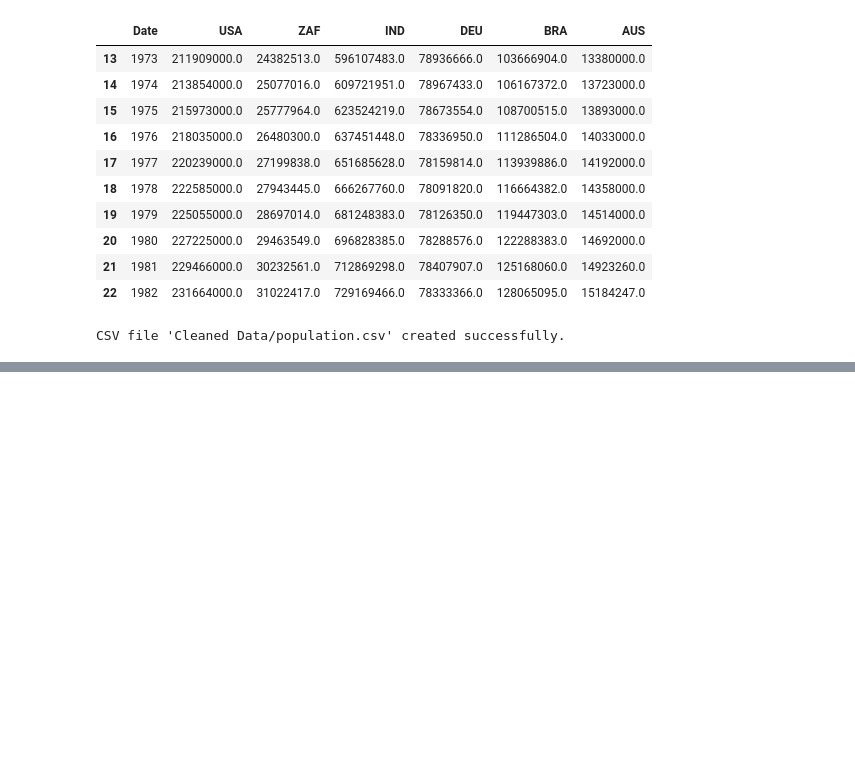
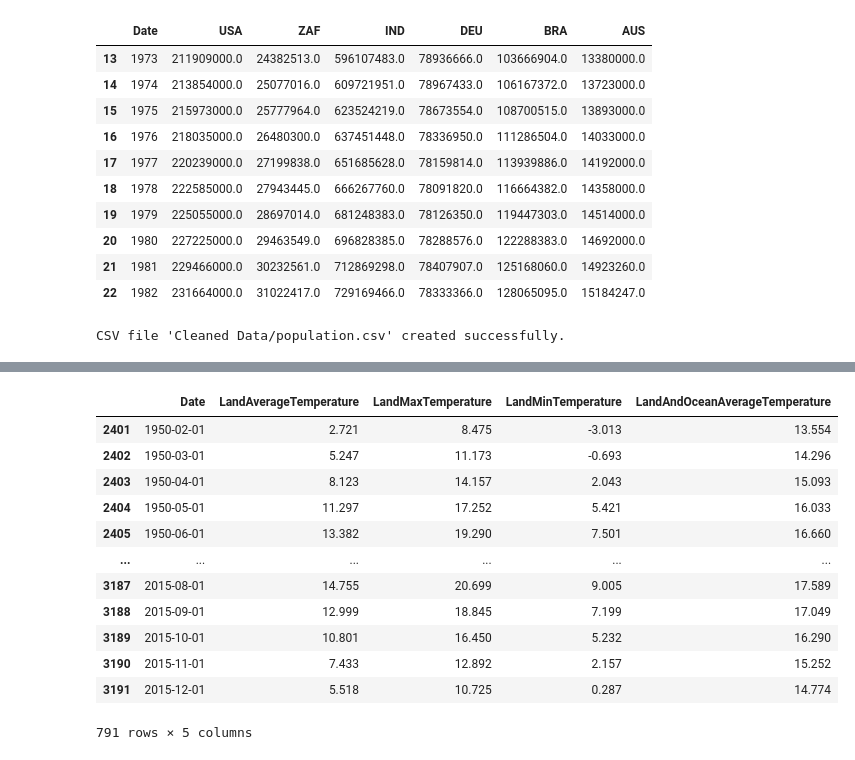
Before and after one commit to Sophiatun/Climate_Change_Analysis, a Jupyter notebook: COMPILED.ipynb, the cells around one changed output, grey strips where cells are left out. Drawn from its saved outputs; the diff is of its cells as text; code cells hidden in the pictures; blank space fills up the shorter version.

Commit message:
Update files and clean folder

```diff
--- a/COMPILED.ipynb
+++ b/COMPILED.ipynb
@@ -557,0 +577,3 @@ CSV file 'Cleaned Data/population.csv' created successfully.
+# %%
+pd.options.display.max_colwidth = 200
+global_df.head()
@@ -557,0 +614,2 @@ CSV file 'Cleaned Data/population.csv' created successfully.
+# %%
+global_df["dt"] = pd.to_datetime(global_df["dt"])
@@ -557,0 +629,7 @@ CSV file 'Cleaned Data/population.csv' created successfully.
+# %%
+
+# Rename the columns
+global_df = global_df.rename(columns={'dt': 'Date'})
+
+# Display the DataFrame with the average temperature for each year
+global_df.head()
@@ -557,0 +643,20 @@ CSV file 'Cleaned Data/population.csv' created successfully.
+# %%
+# Take out uncertainty column
+global_df = global_df[['Date', 'LandAverageTemperature', 'LandMaxTemperature', 'LandMinTemperature', 'LandAndOceanAverageTemperature']]
+# %%
+cleaned_states = global_df[global_df['Date']>="1950-02-01"]
+cleaned_states
+# %% [output]
+|  | Date | LandAverageTemperature | LandMaxTemperature | LandMinTemperature | LandAndOceanAverageTemperature |
+| 2401 | 1950-02-01 | 2.721 | 8.475 | -3.013 | 13.554 |
+| 2402 | 1950-03-01 | 5.247 | 11.173 | -0.693 | 14.296 |
+| 2403 | 1950-04-01 | 8.123 | 14.157 | 2.043 | 15.093 |
+| 2404 | 1950-05-01 | 11.297 | 17.252 | 5.421 | 16.033 |
+| 2405 | 1950-06-01 | 13.382 | 19.290 | 7.501 | 16.660 |
+| ... | ... | ... | ... | ... | ... |
+| 3187 | 2015-08-01 | 14.755 | 20.699 | 9.005 | 17.589 |
+| 3188 | 2015-09-01 | 12.999 | 18.845 | 7.199 | 17.049 |
+| 3189 | 2015-10-01 | 10.801 | 16.450 | 5.232 | 16.290 |
+| 3190 | 2015-11-01 | 7.433 | 12.892 | 2.157 | 15.252 |
+| 3191 | 2015-12-01 | 5.518 | 10.725 | 0.287 | 14.774 |
+791 rows × 5 columns
```
Also changed, not shown: parts of 9 cells of this notebook, 3 other files.
